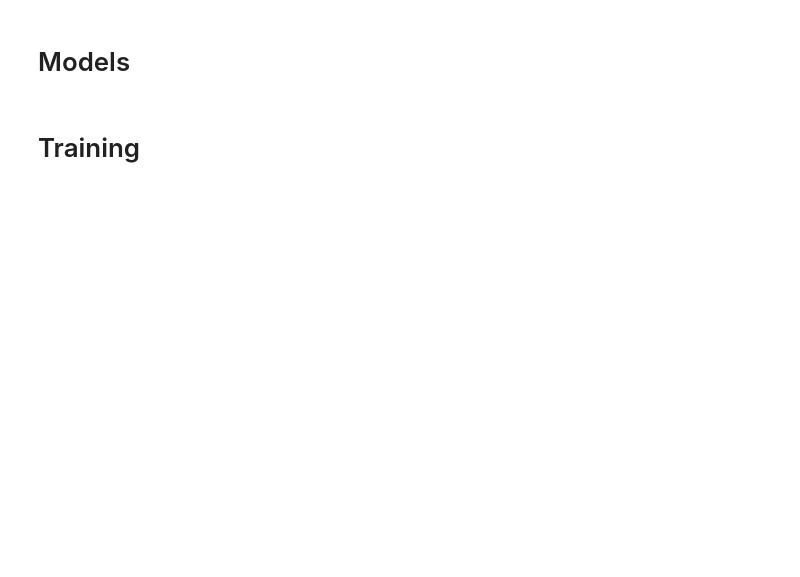
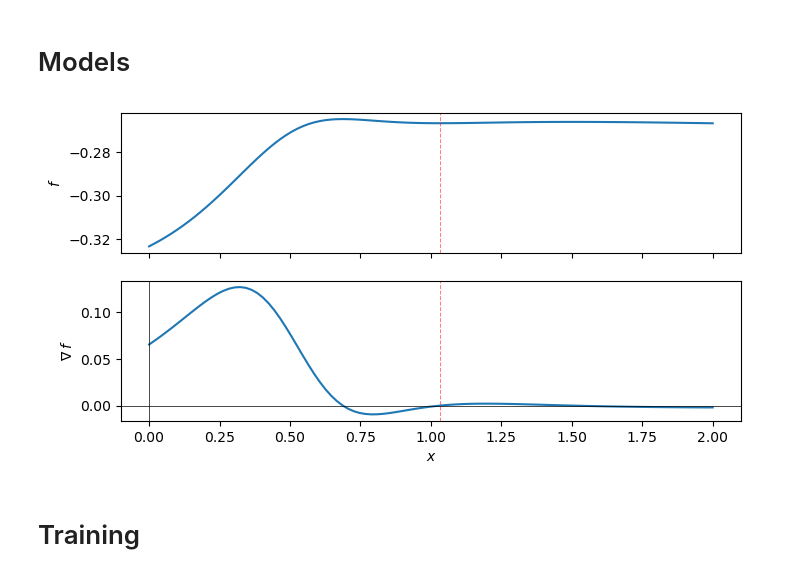
Before and after one commit to jshe2304/dlrg, a Jupyter notebook: train.ipynb, the cells around one changed output. Drawn from its saved outputs; the diff is of its cells as text; code cells hidden in the pictures; blank space fills up the shorter version.

```diff
--- a/train.ipynb
+++ b/train.ipynb
@@ -17,12 +45,19 @@ device = torch.device('cpu')
 # %%
 C = ResidualMLP(
     in_channels=1,
     device=device
 )
 
 fine = Fine_RBM(device=device)
+coarse = A1_RBM(device=device)
 
-coarse = A1_RBM(device=device)
+sampler = HMC()
+sampler.potential = lambda J : 0
+
+C.eval()
+plot(C, show_root=True)
+# %% [output]
+[figure, added]
 # %% [markdown]
 # Training
 # %%
```
Also changed, not shown: parts of 7 cells of this notebook, 6 other files.
